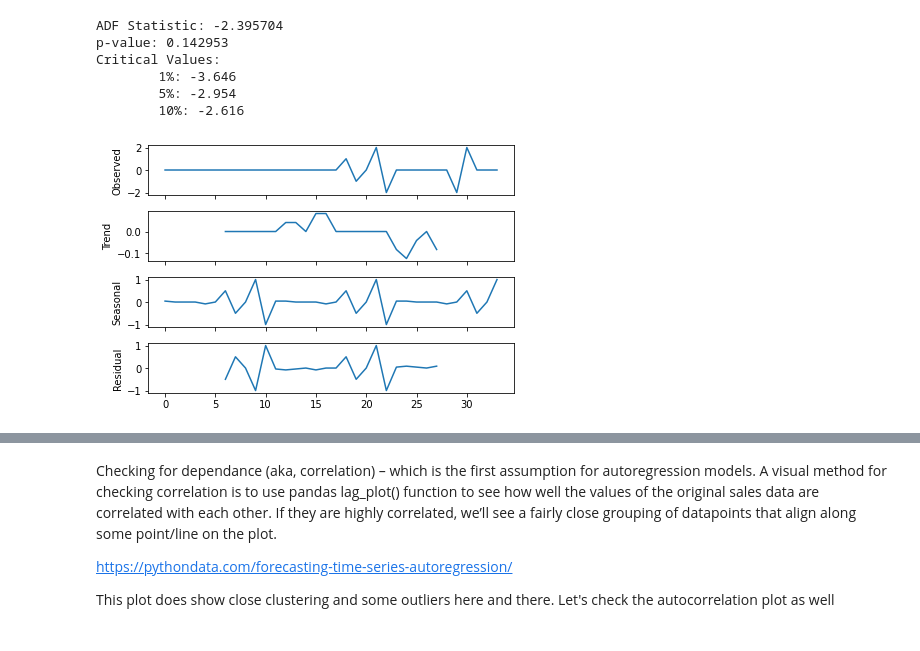
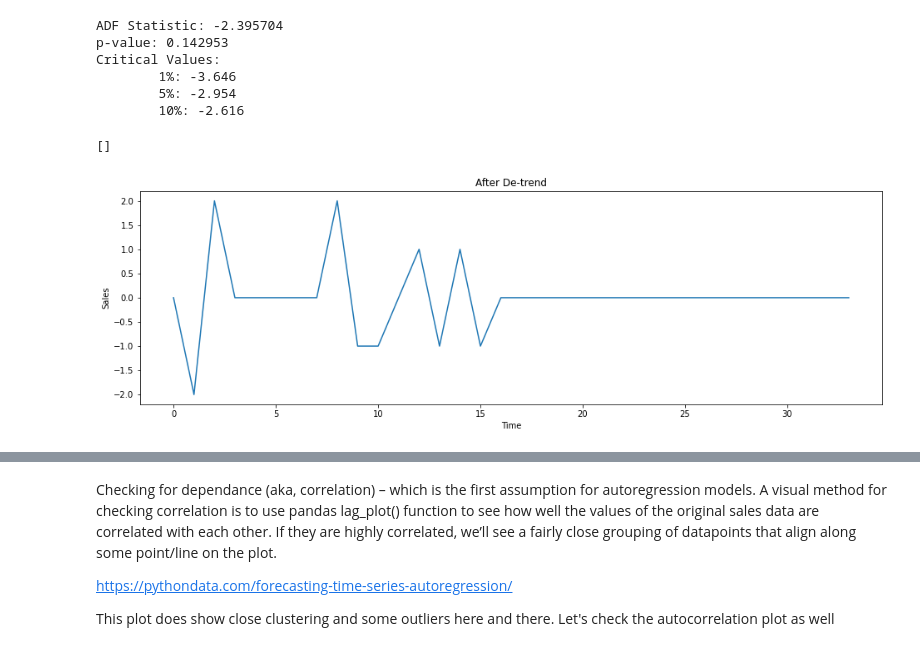
Before and after one commit to aruna09/Predict-Future-Sales, a Jupyter notebook: PredictFutureSales.ipynb, the cells around one changed output, grey strips where cells are left out. Cells and saved outputs as stored; diff of their text form; code cells hidden in the pictures.

Commit message:
Analyzed ACF and PCF plots and understand the order.

```diff
--- a/PredictFutureSales.ipynb
+++ b/PredictFutureSales.ipynb
@@ -120,4 +122,4 @@ def make_stationary(data, freq, col):
 # %%
 # de-trending item_cnt value
 detrended_set = pd.DataFrame()
-detrended_set = make_stationary(train, 12, 'item_cnt_day')
+detrended_set = make_stationary(total_sales_permonth, 1, 'item_cnt_day')
@@ -126 +126,13 @@ detrended_set.head
+# %%
+# plotting the de-trended item_cnt_day feature
+plt.figure(figsize=(16,16))
+plt.subplot(311)
+plt.title('After De-trend')
+plt.xlabel('Time')
+plt.ylabel('Sales')
+plt.plot(detrended_set['stationaryitem_cnt_day'])
+plt.plot()
+# %% [output]
+[]
+[figure, added]
 # %%
@@ -130,8 +141,0 @@ deseasoned_set = make_stationary(train, 30, 'item_cnt_day')
-# %%
-from statsmodels.tsa.seasonal import seasonal_decompose
-
-decomposed = seasonal_decompose(df[''], model='additive', freq=12)
-x = decomposed.plot()
-# now we observe that trend has been eliminated from the feature
-# %% [output]
-[figure, removed]
```
Also changed, not shown: parts of 13 cells of this notebook.
